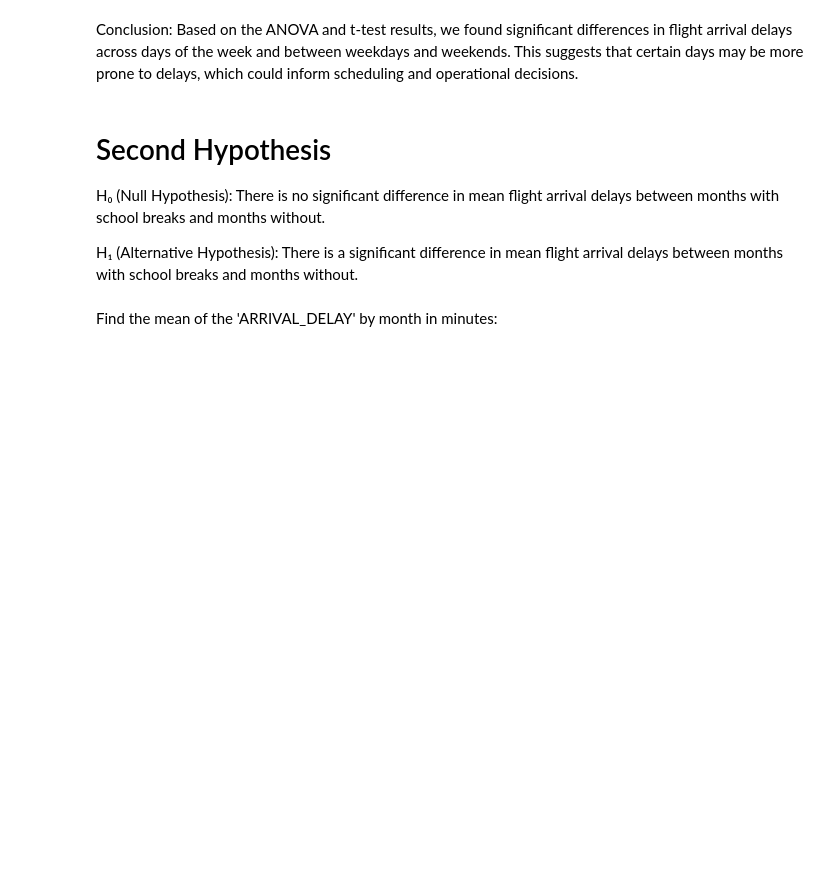
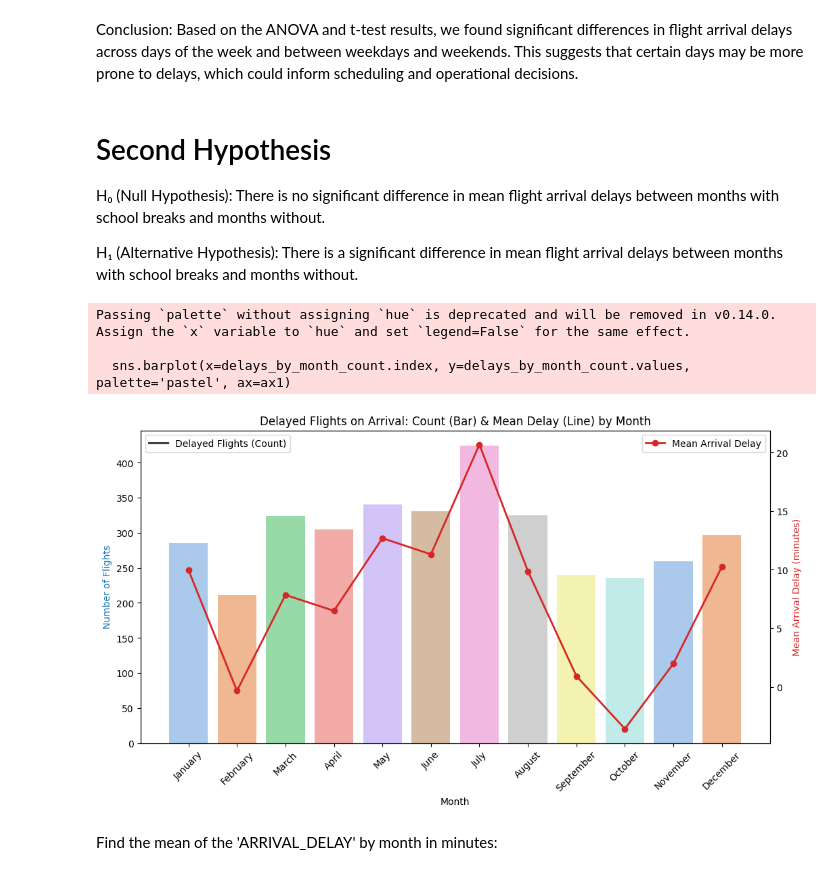
Before and after one commit to brunopulheze/data-analytics-preprocessing, a Jupyter notebook: eda-flight-delay-2024.ipynb, the cells around one changed output. Drawn from its saved outputs; the diff is of its cells as text; code cells hidden in the pictures; blank space fills up the shorter version.

```diff
--- a/eda-flight-delay-2024.ipynb
+++ b/eda-flight-delay-2024.ipynb
@@ -266,6 +309,35 @@ Based on the ANOVA and t-test results, we found significant differences in fligh
 H₀ (Null Hypothesis): There is no significant difference in mean flight arrival delays between months with school breaks and months without.
 
 H₁ (Alternative Hypothesis): There is a significant difference in mean flight arrival delays between months with school breaks and months without.
+# %%
+# Prepare data for plotting
+delays_by_month_count = df_cleaned[df_cleaned['arr_delay'] > 0].groupby('month_name')['arr_delay'].count().reindex(list(month_mapping.values()))
+delays_by_month_mean = df_cleaned.groupby('month_name')['arr_delay'].mean().reindex(list(month_mapping.values()))
+
+fig, ax1 = plt.subplots(figsize=(12,6))
+
+# Bar plot for count
+sns.barplot(x=delays_by_month_count.index, y=delays_by_month_count.values, palette='pastel', ax=ax1)
+ax1.set_ylabel('Number of Flights', color='tab:blue')
+ax1.set_xlabel('Month')
+ax1.set_title('Delayed Flights on Arrival: Count (Bar) & Mean Delay (Line) by Month')
+ax1.tick_params(axis='x', rotation=45)
+
+# Line plot for mean (secondary axis)
+ax2 = ax1.twinx()
+ax2.plot(delays_by_month_mean.index, delays_by_month_mean.values, color='tab:red', marker='o', linewidth=2, label='Mean Arrival Delay')
+ax2.set_ylabel('Mean Arrival Delay (minutes)', color='tab:red')
+
+# Legends
+ax1.legend(['Delayed Flights (Count)'], loc='upper left')
+ax2.legend(['Mean Arrival Delay'], loc='upper right')
+
+plt.show()
+# %% [output]
+Passing `palette` without assigning `hue` is deprecated and will be removed in v0.14.0. Assign the `x` variable to `hue` and set `legend=False` for the same effect.
+
+  sns.barplot(x=delays_by_month_count.index, y=delays_by_month_count.values, palette='pastel', ax=ax1)
+[figure, added]
 # %% [markdown]
 Find the mean of the 'ARRIVAL_DELAY' by month in minutes:
 # %%
```
Also changed, not shown: parts of 6 cells of this notebook.
